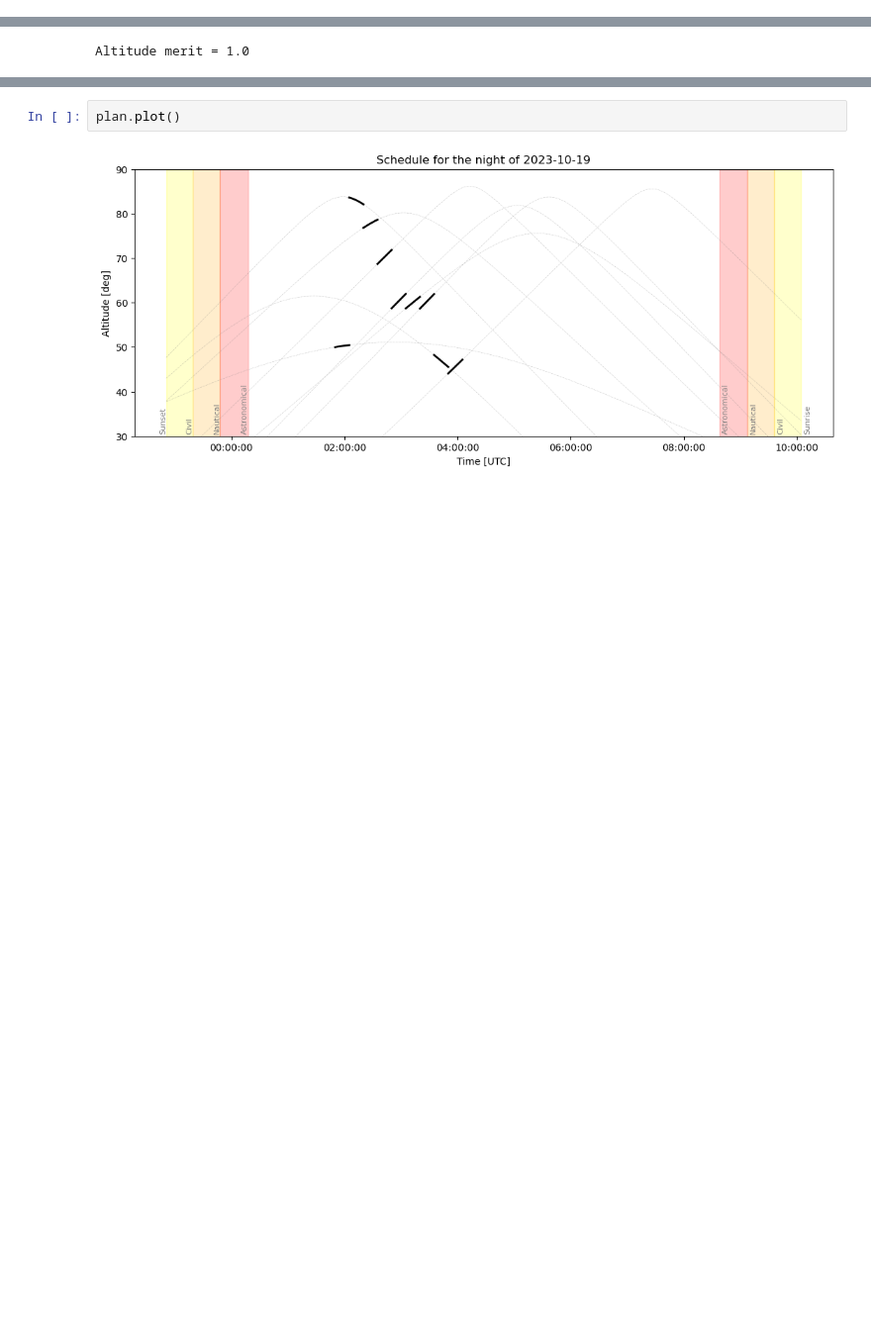
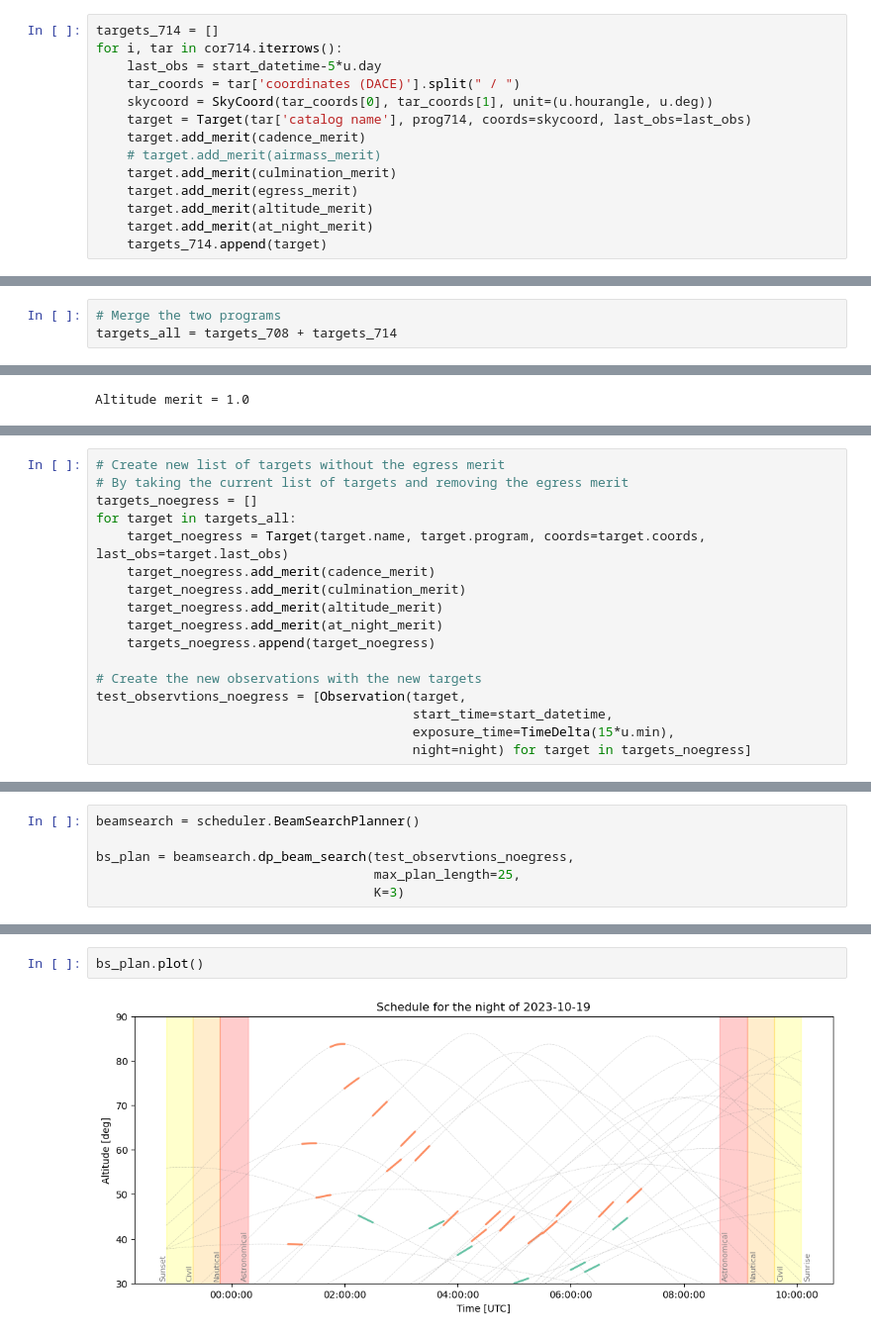
Before and after one commit to nicochunger/SCOPES, a Jupyter notebook: scheduler_test.ipynb, the cells around one changed output, grey strips where cells are left out. Shown at 99% size. Cells and saved outputs as stored; diff of their text form; blank space fills up the shorter version.

Commit message:
Added Dynamic programming scheduler to test

```diff
--- a/scheduler_test.ipynb
+++ b/scheduler_test.ipynb
@@ -74,0 +95,14 @@ Target(Name: {self.name},
+# %%
+targets_714 = []
+for i, tar in cor714.iterrows():
+    last_obs = start_datetime-5*u.day
+    tar_coords = tar['coordinates (DACE)'].split(" / ")
+    skycoord = SkyCoord(tar_coords[0], tar_coords[1], unit=(u.hourangle, u.deg))
+    target = Target(tar['catalog name'], prog714, coords=skycoord, last_obs=last_obs)
+    target.add_merit(cadence_merit)
+    # target.add_merit(airmass_merit)
+    target.add_merit(culmination_merit)
+    target.add_merit(egress_merit)
+    target.add_merit(altitude_merit)
+    target.add_merit(at_night_merit)
+    targets_714.append(target)
@@ -75 +111,4 @@ Target(Name: {self.name},
+# %%
+# Merge the two programs
+targets_all = targets_708 + targets_714
 # %%
@@ -146,0 +190,17 @@ plan.plot()
+# %%
+# Create new list of targets without the egress merit
+# By taking the current list of targets and removing the egress merit
+targets_noegress = []
+for target in targets_all:
+    target_noegress = Target(target.name, target.program, coords=target.coords, last_obs=target.last_obs)
+    target_noegress.add_merit(cadence_merit)
+    target_noegress.add_merit(culmination_merit)
+    target_noegress.add_merit(altitude_merit)
+    target_noegress.add_merit(at_night_merit)
+    targets_noegress.append(target_noegress)
+
+# Create the new observations with the new targets
+test_observtions_noegress = [Observation(target,
+                                         start_time=start_datetime,
+                                         exposure_time=TimeDelta(15*u.min),
+                                         night=night) for target in targets_noegress]
@@ -146,0 +223,6 @@ plan.plot()
+# %%
+beamsearch = scheduler.BeamSearchPlanner()
+
+bs_plan = beamsearch.dp_beam_search(test_observtions_noegress,
+                                    max_plan_length=25,
+                                    K=3)
@@ -147,4 +247,4 @@ plan.plot()
 # %%
-plan.plot()
+bs_plan.plot()
 # %% [output]
-[figure, old version]
+[figure, new version]
```
Also changed, not shown: parts of 33 cells of this notebook, 3 other files.
